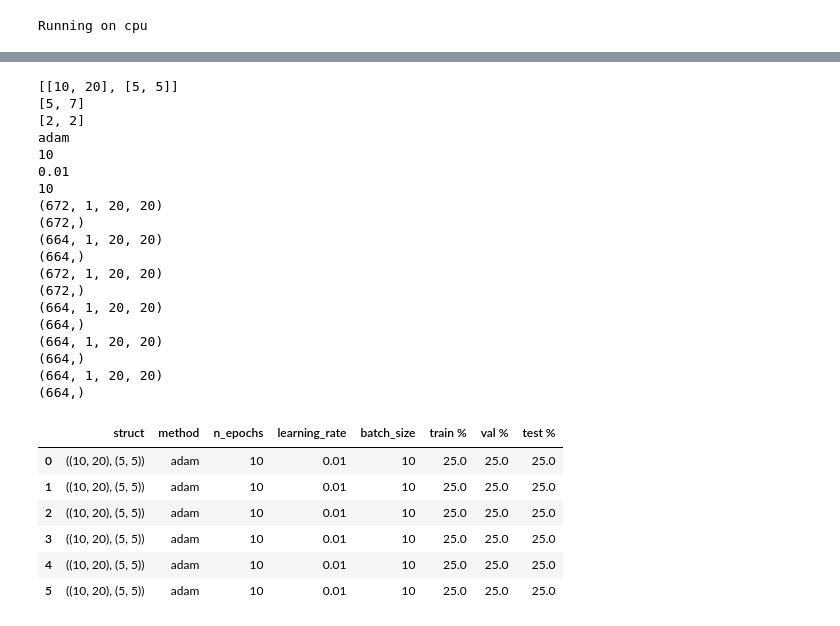
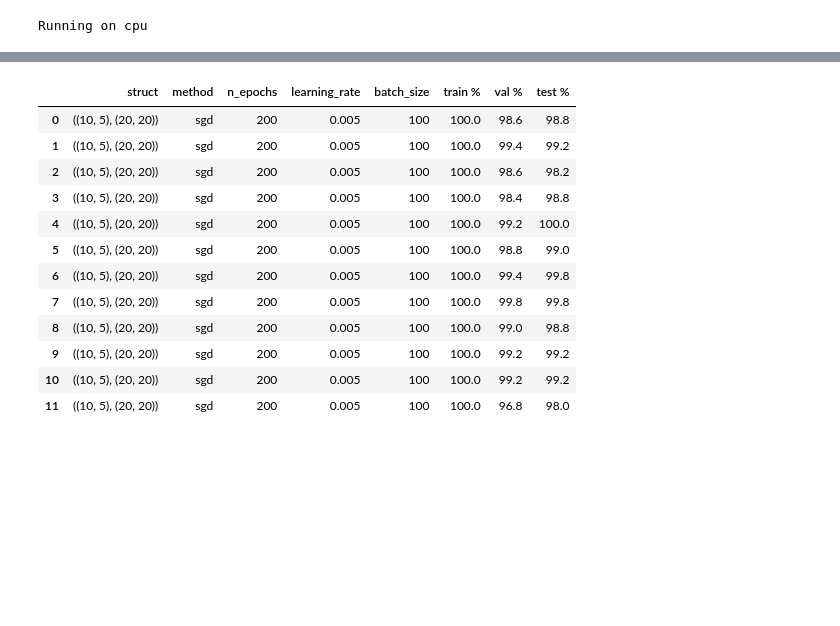
Before and after one commit to Randalthor95/CS_545, a Jupyter notebook: Assignments/Feudale-A4.ipynb, the cells around one changed output, grey strips where cells are left out. Cells and saved outputs as stored; diff of their text form; code cells hidden in the pictures; blank space fills up the shorter version.

```diff
--- a/Assignments/Feudale-A4.ipynb
+++ b/Assignments/Feudale-A4.ipynb
@@ -1113,22 +1096,14 @@ def cnn_run_these_parameters(
             "test %",
         ],
     )
-
     for struct in structs:
         main_struct = struct[0]
         patch_size_per_conv_layer = struct[1]
         stride_per_conv_layer = struct[2]
-        print(main_struct)
-        print(patch_size_per_conv_layer)
-        print(stride_per_conv_layer)
         for method in methods:
-            print(method)
             for epoch in n_epochs:
-                print(epoch)
                 for learning_rate in learning_rates:
-                    print(learning_rate)
                     for batch_size in batch_sizes:
-                        print(batch_size)
                         for (
                             Xtrain,
                             Ttrain,
@@ -1139,16 +1114,6 @@ def cnn_run_these_parameters(
                         ) in mlfuncs.generate_partitions(
                             X, T, n_folds=n_folds, classification=True
                         ):
-                            print(
-                                Xtrain.reshape(
-                                    -1,
-                                    Xtrain.shape[-1],
-                                    Xtrain.shape[-2],
-                                    Xtrain.shape[-3],
-                                ).shape
-                            )
-                            print(indicators_to_num(Ttrain).shape)
-
                             result = cnn_train_this_partition(
                                 Xtrain.reshape(
                                     -1,
@@ -1185,42 +1150,36 @@ def cnn_run_these_parameters(
 # %%
 df = cnn_run_these_parameters(
     X,
     T,
-    n_folds=3,
-    structs=[[[[10, 20], [5, 5]], [5, 7], [2, 2]]],
-    methods=["adam"],
-    n_epochs=[10],
-    learning_rates=[0.01],
-    batch_sizes=[10],
+    n_folds=4,
+    structs=[[[[10, 5], [20, 20]], [4, 4], [2, 1]]],
+    # structs=[
+    #     [
+    #     [[10, 20], [5, 5]],
+    #     [5, 7],
+    #     [2, 2]
+    #     ]
+    # ],
+    methods=["sgd"],
+    n_epochs=[200],
+    learning_rates=[0.005],
+    batch_sizes=[100],
 )
 df
 # %% [output]
-[[10, 20], [5, 5]]
-[5, 7]
-[2, 2]
-adam
-10
-0.01
-10
-(672, 1, 20, 20)
-(672,)
-(664, 1, 20, 20)
-(664,)
-(672, 1, 20, 20)
-(672,)
-(664, 1, 20, 20)
-(664,)
-(664, 1, 20, 20)
-(664,)
-(664, 1, 20, 20)
-(664,)
 |  | struct | method | n_epochs | learning_rate | batch_size | train % | val % | test % |
-| 0 | ((10, 20), (5, 5)) | adam | 10 | 0.01 | 10 | 25.0 | 25.0 | 25.0 |
-| 1 | ((10, 20), (5, 5)) | adam | 10 | 0.01 | 10 | 25.0 | 25.0 | 25.0 |
-| 2 | ((10, 20), (5, 5)) | adam | 10 | 0.01 | 10 | 25.0 | 25.0 | 25.0 |
-| 3 | ((10, 20), (5, 5)) | adam | 10 | 0.01 | 10 | 25.0 | 25.0 | 25.0 |
-| 4 | ((10, 20), (5, 5)) | adam | 10 | 0.01 | 10 | 25.0 | 25.0 | 25.0 |
-| 5 | ((10, 20), (5, 5)) | adam | 10 | 0.01 | 10 | 25.0 | 25.0 | 25.0 |
+| 0 | ((10, 5), (20, 20)) | sgd | 200 | 0.005 | 100 | 100.0 | 98.6 | 98.8 |
+| 1 | ((10, 5), (20, 20)) | sgd | 200 | 0.005 | 100 | 100.0 | 99.4 | 99.2 |
+| 2 | ((10, 5), (20, 20)) | sgd | 200 | 0.005 | 100 | 100.0 | 98.6 | 98.2 |
+| 3 | ((10, 5), (20, 20)) | sgd | 200 | 0.005 | 100 | 100.0 | 98.4 | 98.8 |
+| 4 | ((10, 5), (20, 20)) | sgd | 200 | 0.005 | 100 | 100.0 | 99.2 | 100.0 |
+| 5 | ((10, 5), (20, 20)) | sgd | 200 | 0.005 | 100 | 100.0 | 98.8 | 99.0 |
+| 6 | ((10, 5), (20, 20)) | sgd | 200 | 0.005 | 100 | 100.0 | 99.4 | 99.8 |
+| 7 | ((10, 5), (20, 20)) | sgd | 200 | 0.005 | 100 | 100.0 | 99.8 | 99.8 |
+| 8 | ((10, 5), (20, 20)) | sgd | 200 | 0.005 | 100 | 100.0 | 99.0 | 98.8 |
+| 9 | ((10, 5), (20, 20)) | sgd | 200 | 0.005 | 100 | 100.0 | 99.2 | 99.2 |
+| 10 | ((10, 5), (20, 20)) | sgd | 200 | 0.005 | 100 | 100.0 | 99.2 | 99.2 |
+| 11 | ((10, 5), (20, 20)) | sgd | 200 | 0.005 | 100 | 100.0 | 96.8 | 98.0 |
 # %%
 df.groupby(["struct", "method", "n_epochs", "learning_rate", "batch_size"]).mean()
 # %% [output]
```
Also changed, not shown: parts of 37 cells of this notebook, 4 other files.
